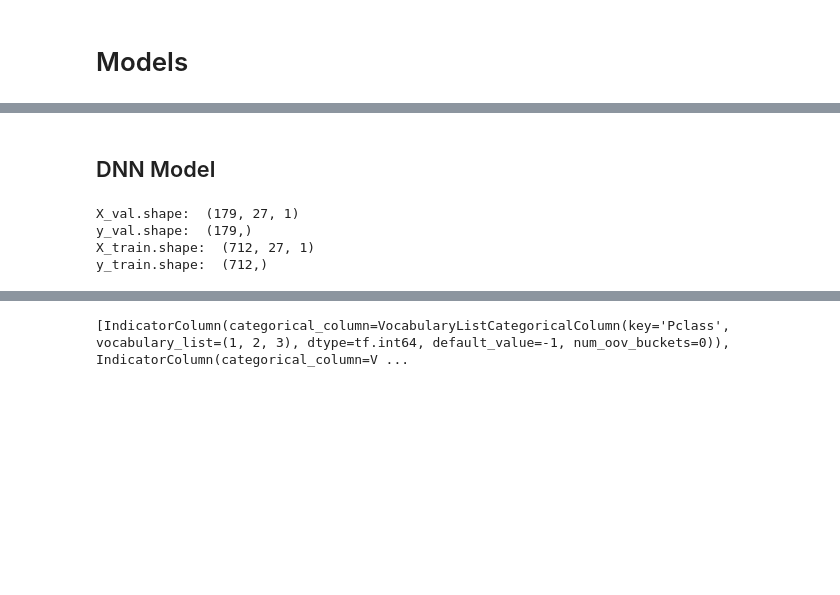
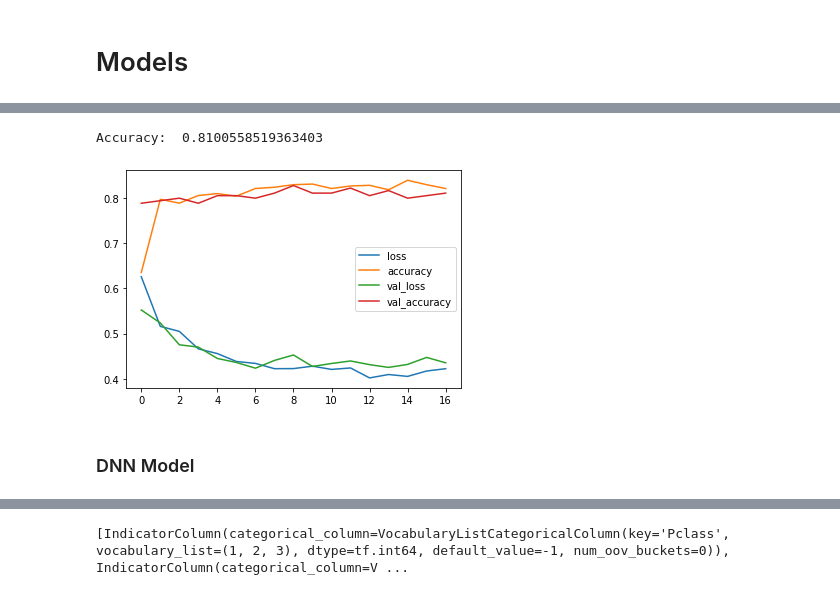
Before and after one commit to Codeblockz/Data-Science-Self-Projects, a Jupyter notebook: Kaggle_Titanic_challege/Titanic_Challenge.ipynb, the cells around one changed output, grey strips where cells are left out. Saved outputs shown, nothing was run; the diff lists cells and outputs as text; code cells hidden in the pictures; blank space fills up the shorter version.

```diff
--- a/Kaggle_Titanic_challege/Titanic_Challenge.ipynb
+++ b/Kaggle_Titanic_challege/Titanic_Challenge.ipynb
@@ -781,0 +868,13 @@ dtype: object
+# %%
+# For EN
+X_train, X_val, y_train, y_val = get_train_test(EN_train, True)
+x, y, z = X_train.shape
+print("X_val.shape: ",X_val.shape)
+print("y_val.shape: ",y_val.shape)
+print("X_train.shape: ",X_train.shape)
+print("y_train.shape: ",y_train.shape)
+input_shape = (y,z)
+# print(input_shape)
+EN_CNN_model=makeCN_Model((y,z))
+# EN_CNN_model.compile(optimizer='adam', loss='binary_crossentropy', metrics=['accuracy'])
+EN_CNN_model.summary()
@@ -781,0 +899,13 @@ dtype: object
+# %%
+history = EN_CNN_model.fit(
+    X_train, y_train,epochs=4000,
+    validation_data=(X_val,y_val),
+    callbacks=[early_stop],
+    verbose=0
+)
+pd.DataFrame(history.history).plot()
+acc_ofmodel = EN_CNN_model.evaluate(X_val, y_val, verbose=0)
+print("Accuracy: ",acc_ofmodel[1])
+# %% [output]
+Accuracy:  0.8100558519363403
+[figure, added]
@@ -782,2 +916,2 @@ dtype: object
 # %% [markdown]
-## DNN Model
+### DNN Model
@@ -786,19 +917,0 @@ dtype: object
-# %%
-## testing
-X_train, X_val, y_train, y_val = get_train_test(OH_train, True)
-# X_train=X_train.values
-# y_train= y_train.values
-# X_val= X_val.values
-# y_val=y_val.values
-# X_train=np.expand_dims(X_train,axis=2)
-# X_val=np.expand_dims(X_val,axis=2)
-
-print("X_val.shape: ",X_val.shape)
-print("y_val.shape: ",y_val.shape)
-print("X_train.shape: ",X_train.shape)
-print("y_train.shape: ",y_train.shape)
-# %% [output]
-X_val.shape:  (179, 27, 1)
-y_val.shape:  (179,)
-X_train.shape:  (712, 27, 1)
-y_train.shape:  (712,)
```
Also changed, not shown: parts of 66 cells of this notebook.
